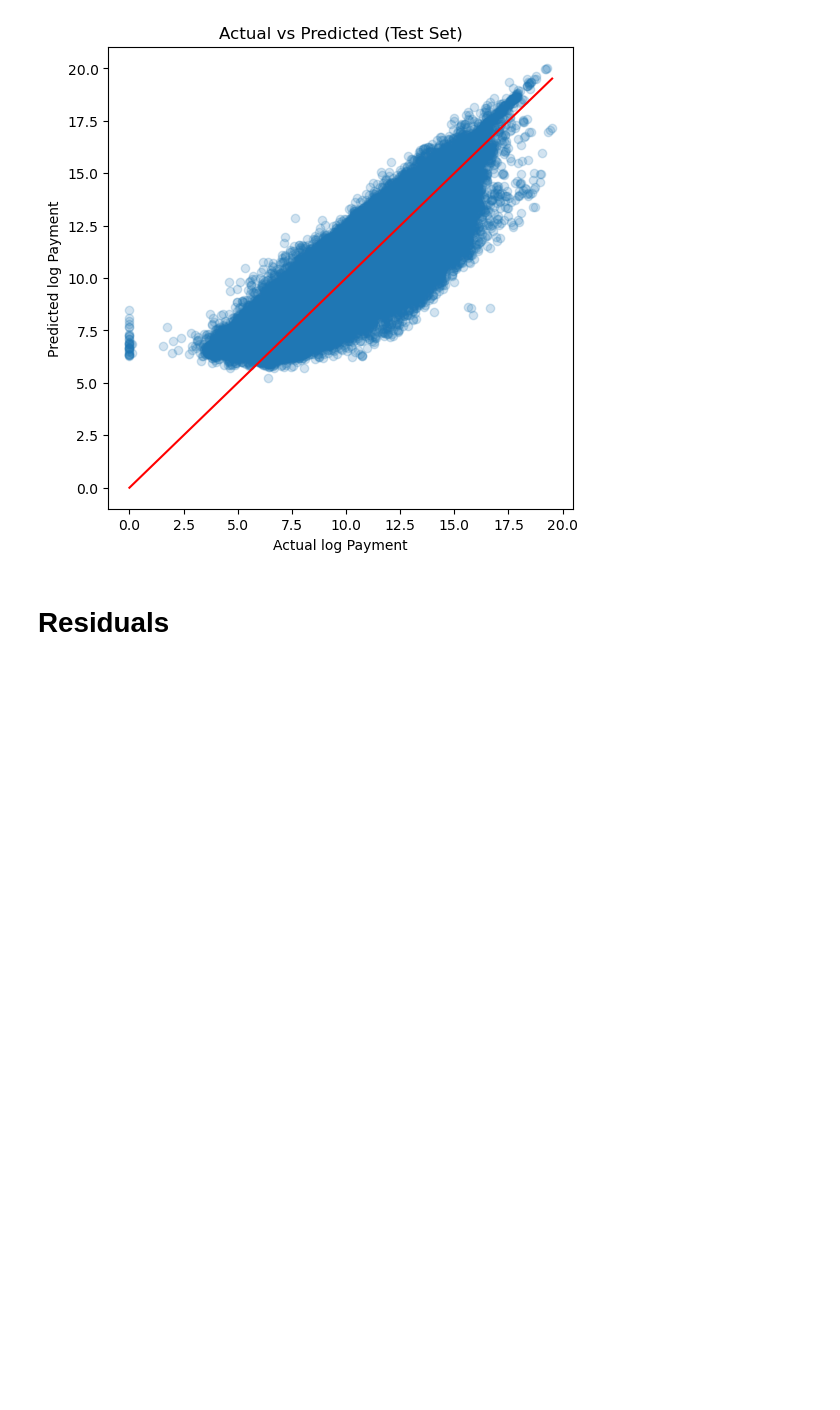
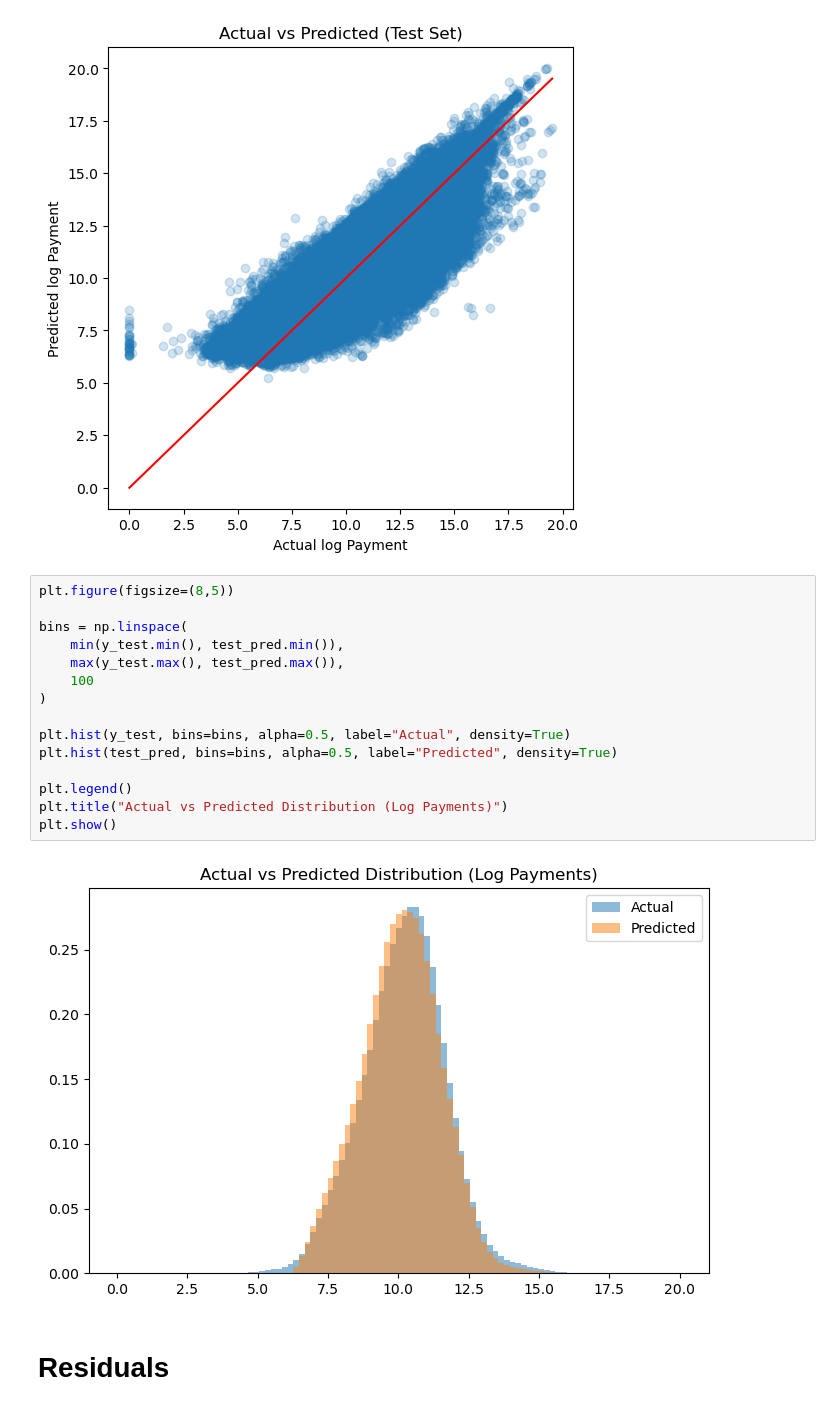
Before and after one commit to JennQQQ/Medicare-Project, a Jupyter notebook: notebooks/Volume_Risk_ProvType_LRModel.ipynb, the cells around one changed output. Drawn from its saved outputs; the diff is of its cells as text; blank space fills up the shorter version.

```diff
--- a/notebooks/Volume_Risk_ProvType_LRModel.ipynb
+++ b/notebooks/Volume_Risk_ProvType_LRModel.ipynb
@@ -232,6 +289,23 @@ plt.title("Actual vs Predicted (Test Set)")
 plt.show()
 # %% [output]
 [figure]
+# %%
+plt.figure(figsize=(8,5))
+
+bins = np.linspace(
+    min(y_test.min(), test_pred.min()),
+    max(y_test.max(), test_pred.max()),
+    100
+)
+
+plt.hist(y_test, bins=bins, alpha=0.5, label="Actual", density=True)
+plt.hist(test_pred, bins=bins, alpha=0.5, label="Predicted", density=True)
+
+plt.legend()
+plt.title("Actual vs Predicted Distribution (Log Payments)")
+plt.show()
+# %% [output]
+[figure, added]
 # %% [markdown]
 # Residuals
 # %%
```
Also changed, not shown: parts of 7 cells of this notebook, 1 other file.
